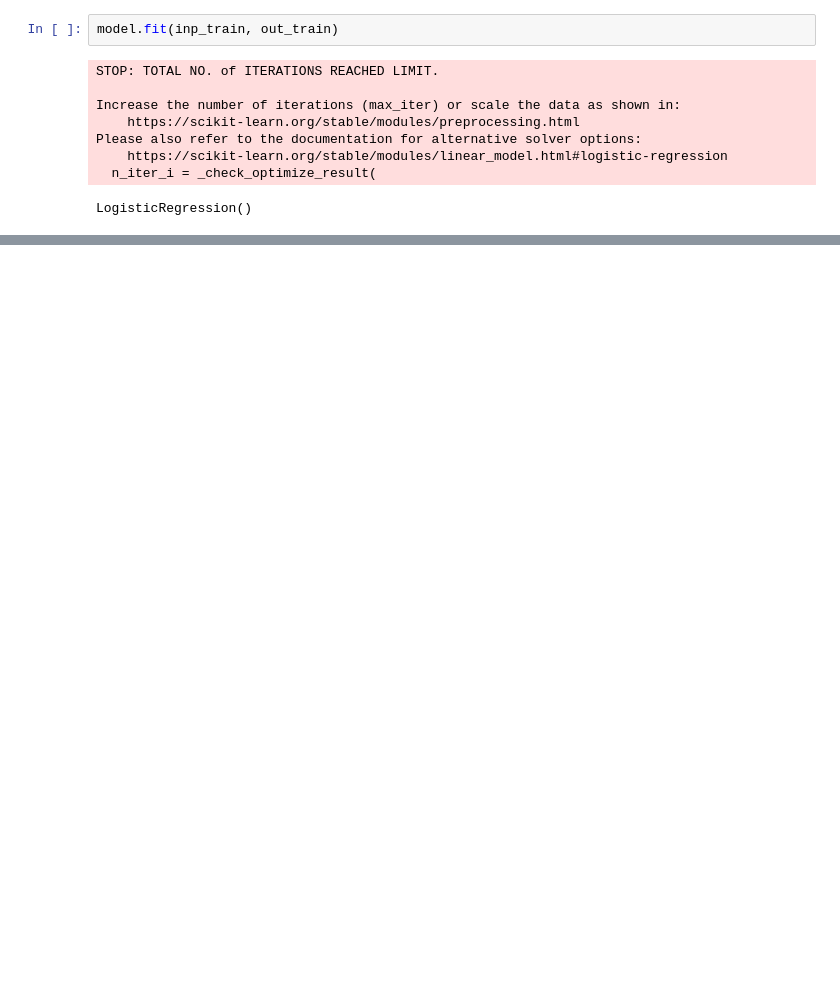
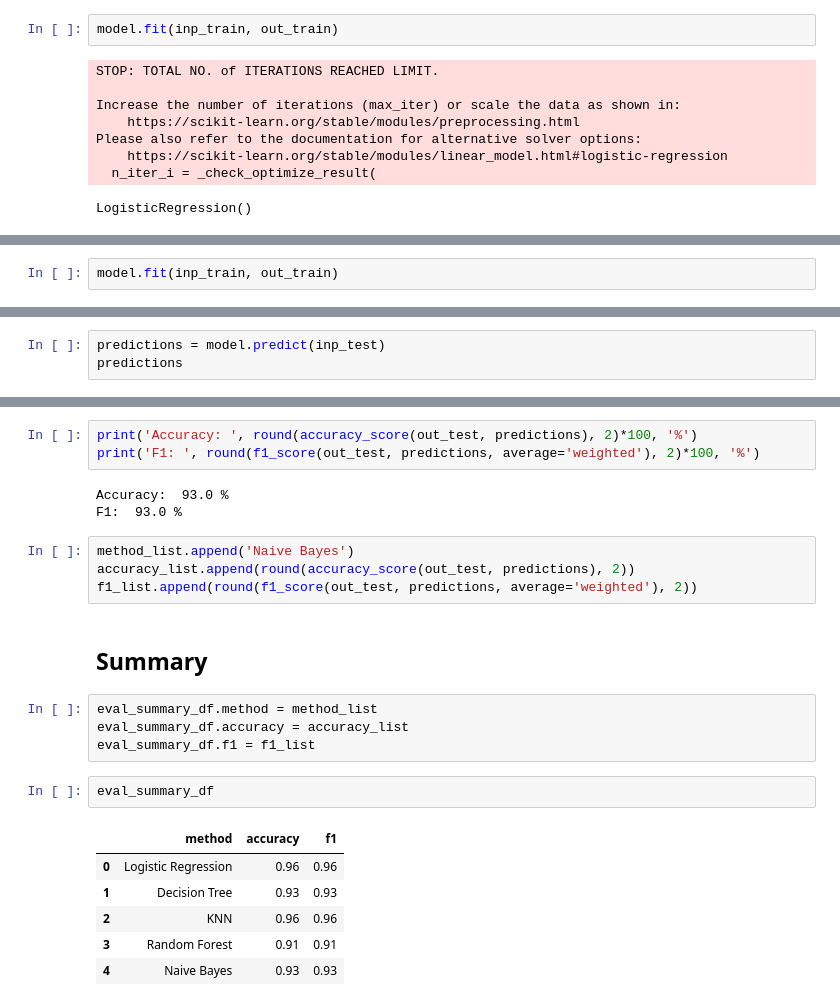
Before and after one commit to Nikhil768692/machine_learning, a Jupyter notebook: classification/iris_data_classification/Iris_classification.ipynb, the cells around one changed output, grey strips where cells are left out. Drawn from its saved outputs; the diff is of its cells as text; blank space fills up the shorter version.

```diff
--- a/classification/iris_data_classification/Iris_classification.ipynb
+++ b/classification/iris_data_classification/Iris_classification.ipynb
@@ -165,0 +277,2 @@ accuracy_score(out_test, predictions)
+# %%
+model.fit(inp_train, out_train)
@@ -165,0 +281,3 @@ accuracy_score(out_test, predictions)
+# %%
+predictions = model.predict(inp_test)
+predictions
@@ -165,0 +299,25 @@ accuracy_score(out_test, predictions)
+# %%
+print('Accuracy: ', round(accuracy_score(out_test, predictions), 2)*100, '%')
+print('F1: ', round(f1_score(out_test, predictions, average='weighted'), 2)*100, '%')
+# %% [output]
+Accuracy:  93.0 %
+F1:  93.0 %
+# %%
+method_list.append('Naive Bayes')
+accuracy_list.append(round(accuracy_score(out_test, predictions), 2))
+f1_list.append(round(f1_score(out_test, predictions, average='weighted'), 2))
+# %% [markdown]
+## Summary
+# %%
+eval_summary_df.method = method_list
+eval_summary_df.accuracy = accuracy_list
+eval_summary_df.f1 = f1_list
+# %%
+eval_summary_df
+# %% [output]
+|  | method | accuracy | f1 |
+| 0 | Logistic Regression | 0.96 | 0.96 |
+| 1 | Decision Tree | 0.93 | 0.93 |
+| 2 | KNN | 0.96 | 0.96 |
+| 3 | Random Forest | 0.91 | 0.91 |
+| 4 | Naive Bayes | 0.93 | 0.93 |
```
Also changed, not shown: parts of 40 cells of this notebook.
